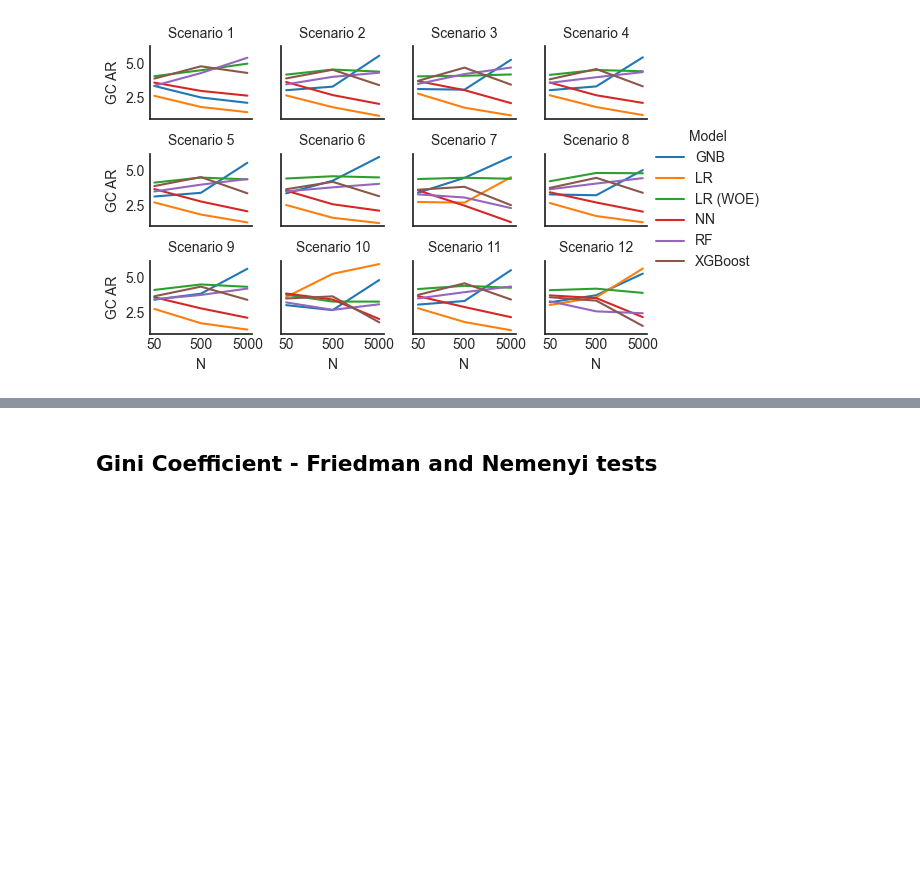
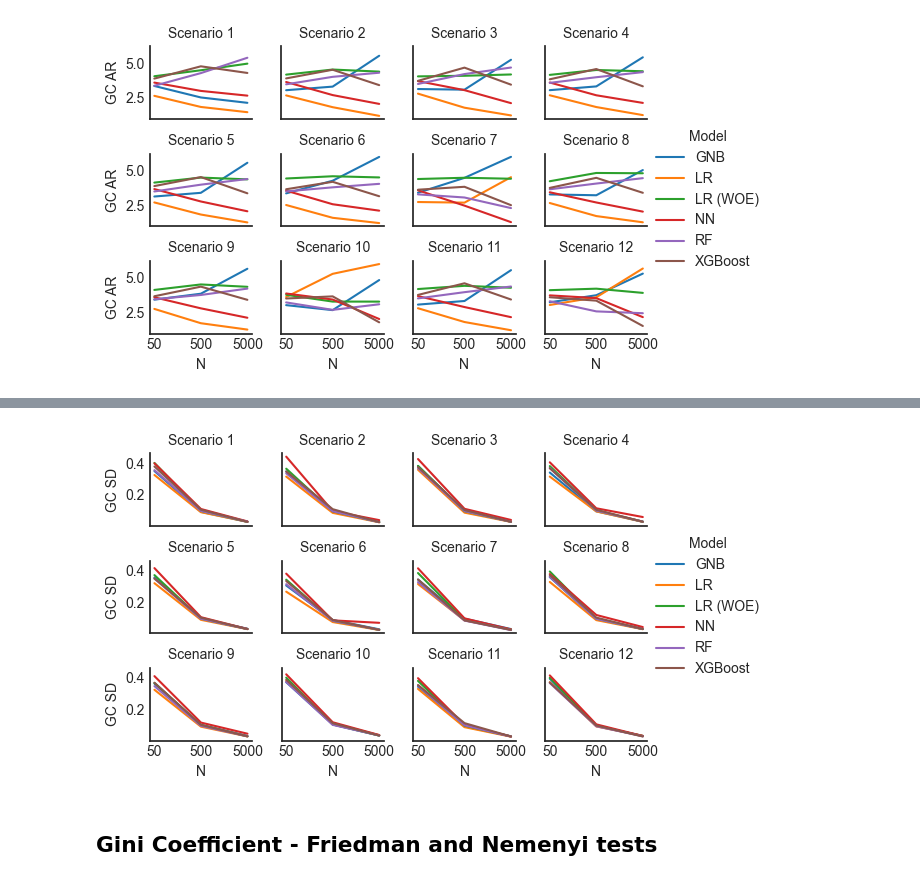
Before and after one commit to KTomsa/synthetic-classifier-benchmark, a Jupyter notebook: analysis.ipynb, the cells around one changed output, grey strips where cells are left out. Cells and saved outputs as stored; diff of their text form; code cells hidden in the pictures; blank space fills up the shorter version.

```diff
--- a/analysis.ipynb
+++ b/analysis.ipynb
@@ -61,0 +106,2 @@ af.plot_ml_metric(df_ml_res, "Gini", None, "GC AR", save_path + "gini_average_ra
+# %%
+df_ml_res = af.calculate_ml_metric(df_ml, "Gini", "std")
@@ -62,3 +129,7 @@ af.plot_ml_metric(df_ml_res, "Gini", None, "GC AR", save_path + "gini_average_ra
+# %%
+af.plot_ml_metric(df_ml_res, "Gini", None, "GC SD", save_path + "gini_std.pdf")
+# %% [output]
+[figure, added]
 # %% [markdown]
 ## Gini Coefficient - Friedman and Nemenyi tests
 # %%
```
Also changed, not shown: parts of 4 cells of this notebook.
